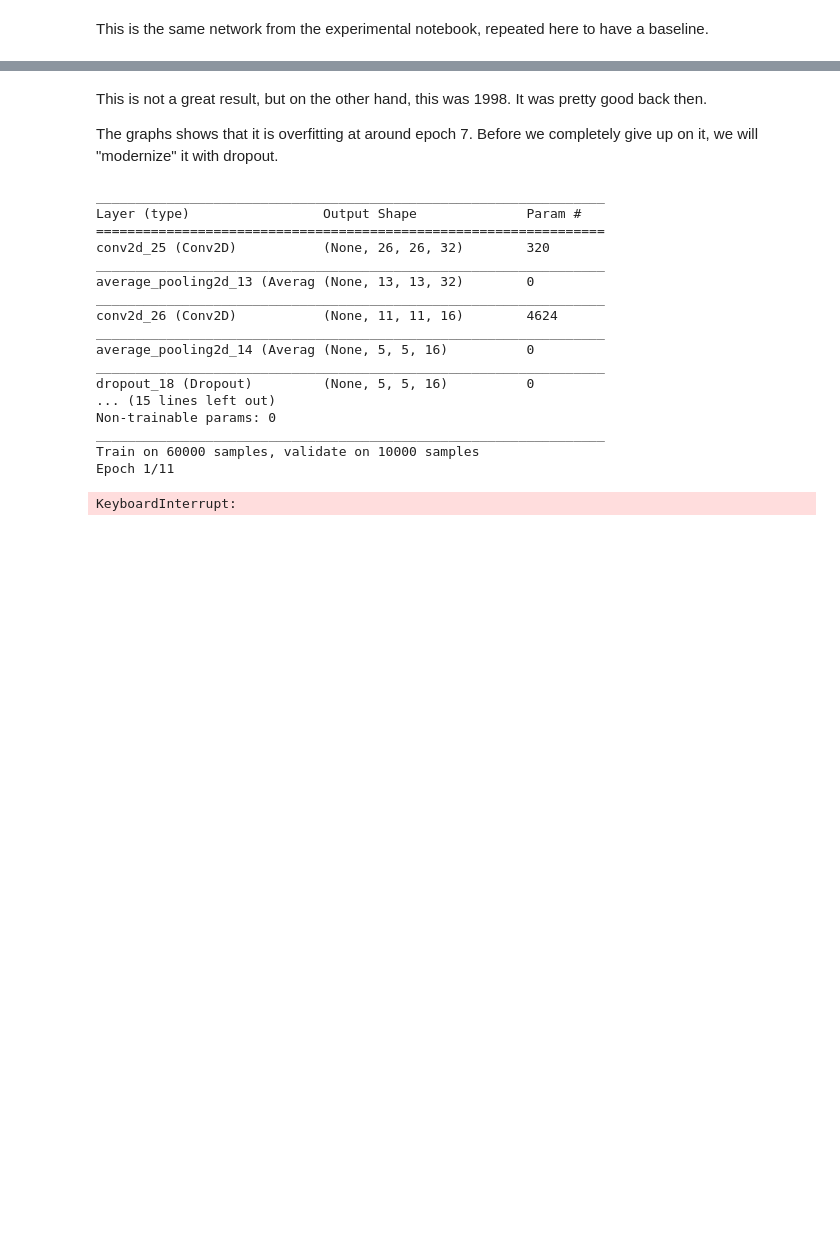
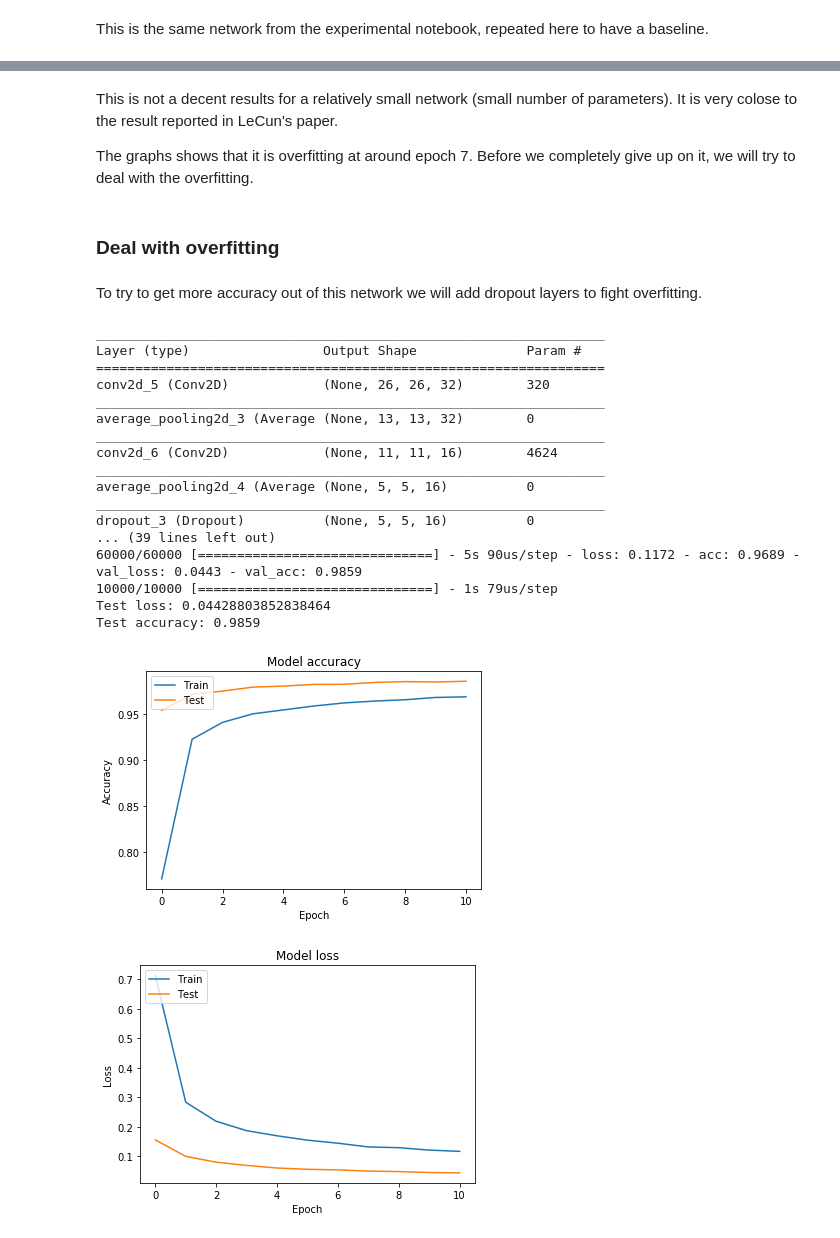
Before and after one commit to fau-masters-collected-works-cgarbin/cap6618-computer-vision, a Jupyter notebook: module5/CAP6618_PP3_final_cgarbin.ipynb, the cells around one changed output, grey strips where cells are left out. Saved outputs shown, nothing was run; the diff lists cells and outputs as text; code cells hidden in the pictures; blank space fills up the shorter version.

```diff
--- a/module5/CAP6618_PP3_final_cgarbin.ipynb
+++ b/module5/CAP6618_PP3_final_cgarbin.ipynb
@@ -257,13 +268,17 @@ Test accuracy: 0.9886
 # %% [markdown]
-This is not a great result, but on the other hand, this was 1998. It was pretty good back then.
+This is not a decent results for a relatively small network (small number of parameters). It is very colose to the result reported in LeCun's paper.
 
-The graphs shows that it is overfitting at around epoch 7. Before we completely give up on it, we will "modernize" it with dropout.
+The graphs shows that it is overfitting at around epoch 7. Before we completely give up on it, we will try to deal with the overfitting.
+# %% [markdown]
+### Deal with overfitting
+# %% [markdown]
+To try to get more accuracy out of this network we will add dropout layers to fight overfitting.
 # %%
 # based on https://colab.research.google.com/drive/1CVm50PGE4vhtB5I_a_yc4h5F-itKOVL9
 
 from keras.layers import AveragePooling2D
 
-def get_lenet_like_model():
+def get_lenet_like_model_with_dropout():
     model = Sequential()
     model.add(Conv2D(32, kernel_size=(3, 3),
                      activation='relu',
@@ -285,26 +300,27 @@ def get_lenet_like_model():
 
     return model
 # %%
-model = get_lenet_like_model()
+model = get_lenet_like_model_with_dropout()
 model.summary()
 train_validate_analyze(model, batch_size=128, epochs=11)
 # %% [output]
 _________________________________________________________________
 Layer (type)                 Output Shape              Param #
 =================================================================
-conv2d_25 (Conv2D)           (None, 26, 26, 32)        320
+conv2d_5 (Conv2D)            (None, 26, 26, 32)        320
 _________________________________________________________________
-average_pooling2d_13 (Averag (None, 13, 13, 32)        0
+average_pooling2d_3 (Average (None, 13, 13, 32)        0
 _________________________________________________________________
-conv2d_26 (Conv2D)           (None, 11, 11, 16)        4624
+conv2d_6 (Conv2D)            (None, 11, 11, 16)        4624
 _________________________________________________________________
-average_pooling2d_14 (Averag (None, 5, 5, 16)          0
+average_pooling2d_4 (Average (None, 5, 5, 16)          0
 _________________________________________________________________
-dropout_18 (Dropout)         (None, 5, 5, 16)          0
-... (15 lines left out)
-Non-trainable params: 0
-_________________________________________________________________
-Train on 60000 samples, validate on 10000 samples
-Epoch 1/11
+dropout_3 (Dropout)          (None, 5, 5, 16)          0
+... (39 lines left out)
+60000/60000 [==============================] - 5s 90us/step - loss: 0.1172 - acc: 0.9689 - val_loss: 0.0443 - val_acc: 0.9859
+10000/10000 [==============================] - 1s 79us/step
+Test loss: 0.04428803852838464
+Test accuracy: 0.9859
-KeyboardInterrupt:
+[figure, added]
+[figure, added]
 # %% [markdown]
```
Also changed, not shown: parts of 22 cells of this notebook.
